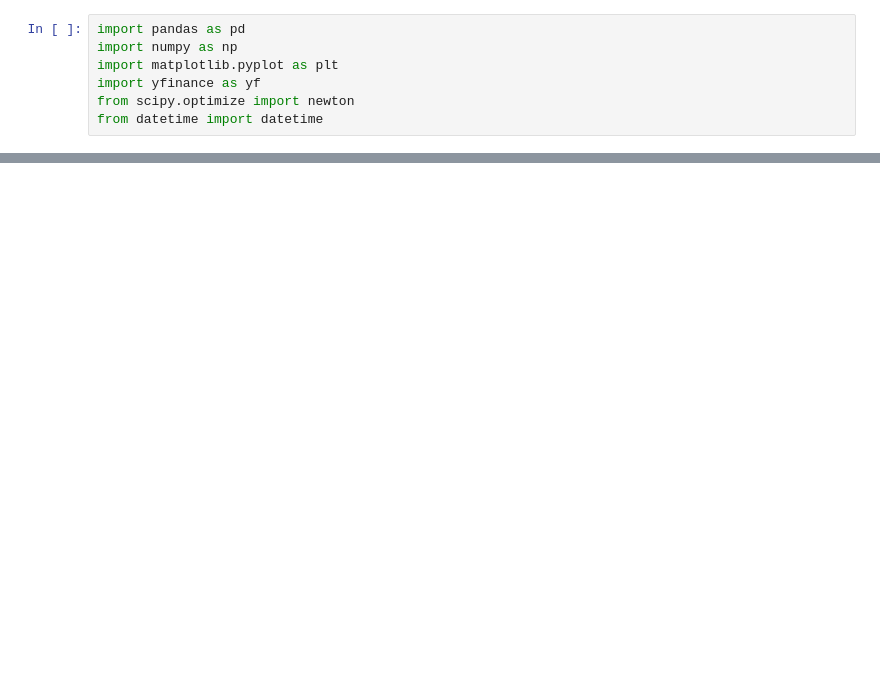
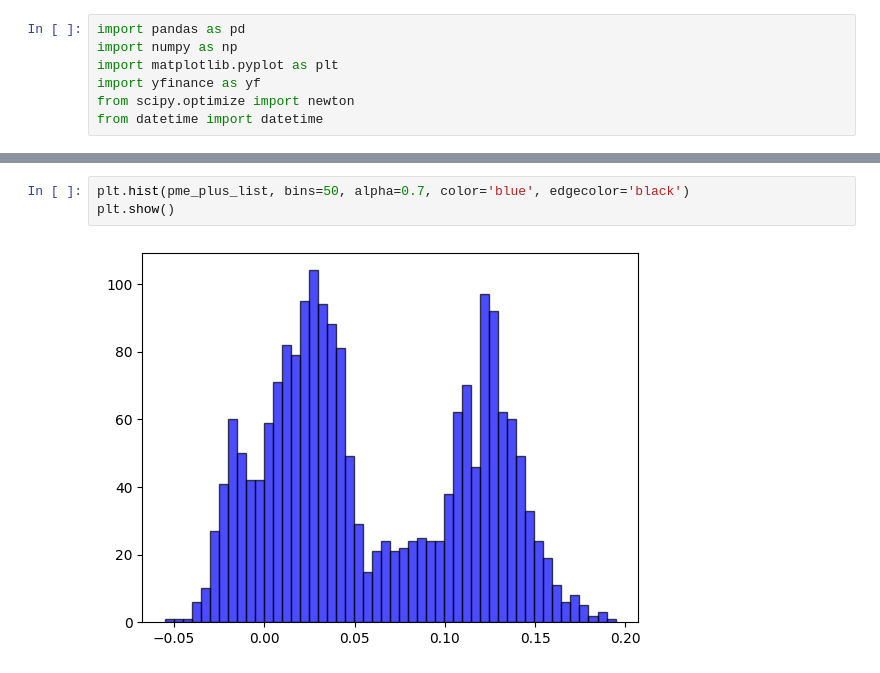
Before and after one commit to kelali01/szakdolgozat, a Jupyter notebook: pme.ipynb, the cells around one changed output, grey strips where cells are left out. Drawn from its saved outputs; the diff is of its cells as text; blank space fills up the shorter version.

```diff
--- a/pme.ipynb
+++ b/pme.ipynb
@@ -71,0 +76,5 @@ Direct Alpha: 151.9867%
+# %%
+plt.hist(pme_plus_list, bins=50, alpha=0.7, color='blue', edgecolor='black')
+plt.show()
+# %% [output]
+[figure, added]
```
Also changed, not shown: parts of 11 cells of this notebook, 3 other files.
